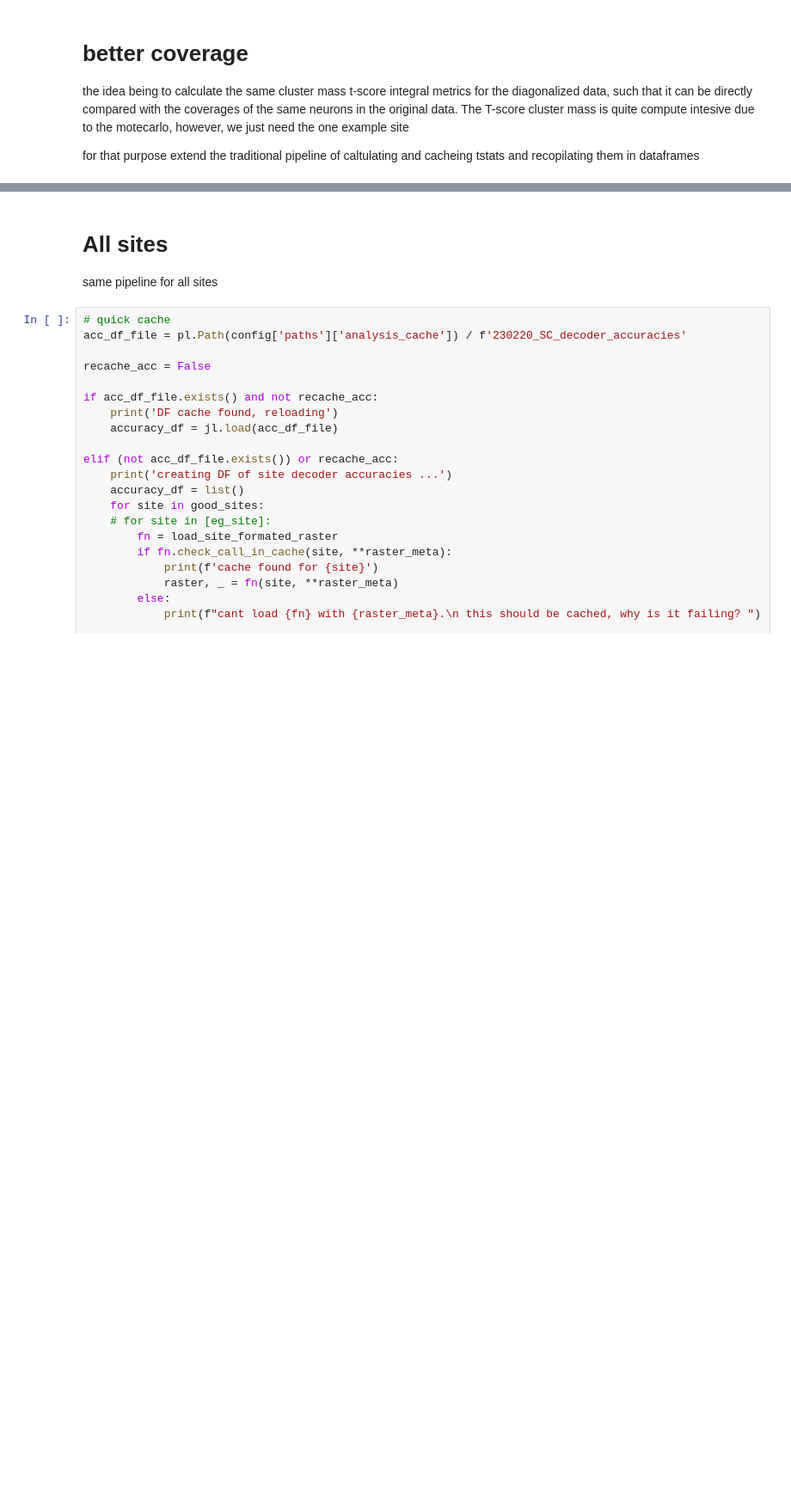
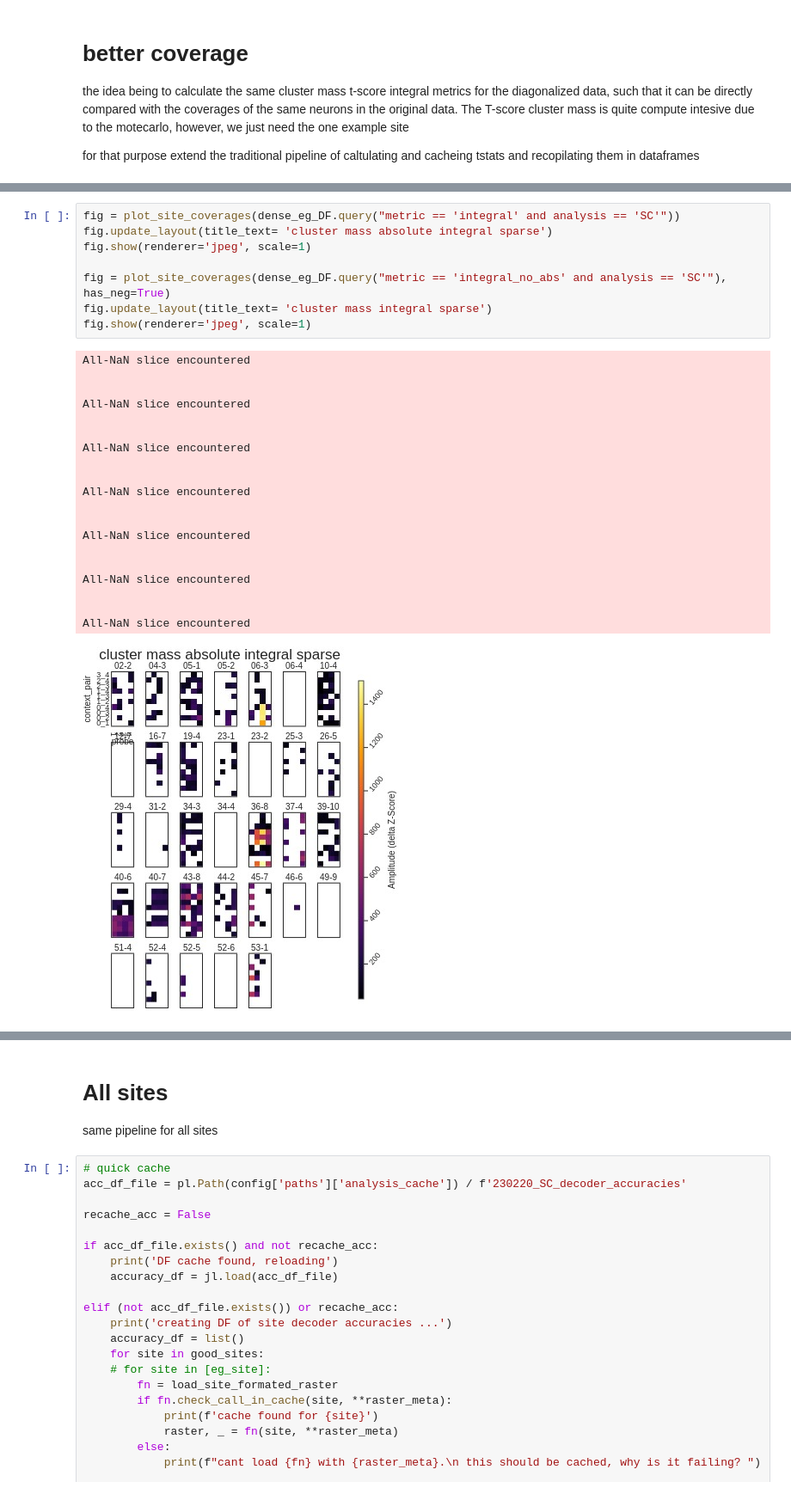
Before and after one commit to Mateo-Lopez-Espejo/context_probe_analysis, a Jupyter notebook: notebooks/230220_diagonalization_functionalized.ipynb, the cells around one changed output, grey strips where cells are left out. Shown at 86% size. Drawn from its saved outputs; the diff is of its cells as text; blank space fills up the shorter version.

```diff
--- a/notebooks/230220_diagonalization_functionalized.ipynb
+++ b/notebooks/230220_diagonalization_functionalized.ipynb
@@ -216,0 +164,29 @@ fig.show(renderer='jpeg')
+# %%
+fig = plot_site_coverages(dense_eg_DF.query("metric == 'integral' and analysis == 'SC'"))
+fig.update_layout(title_text= 'cluster mass absolute integral sparse')
+fig.show(renderer='jpeg', scale=1)
+
+fig = plot_site_coverages(dense_eg_DF.query("metric == 'integral_no_abs' and analysis == 'SC'"), has_neg=True)
+fig.update_layout(title_text= 'cluster mass integral sparse')
+fig.show(renderer='jpeg', scale=1)
+# %% [output]
+All-NaN slice encountered
+
+
+All-NaN slice encountered
+
+
+All-NaN slice encountered
+
+
+All-NaN slice encountered
+
+
+All-NaN slice encountered
+
+
+All-NaN slice encountered
+
+
+All-NaN slice encountered
+[figure, added]
```
Also changed, not shown: parts of 21 cells of this notebook, 6 other files.
